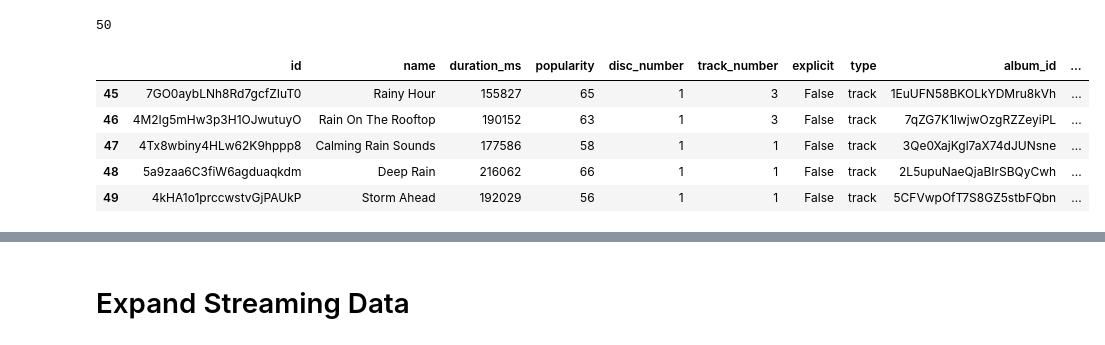
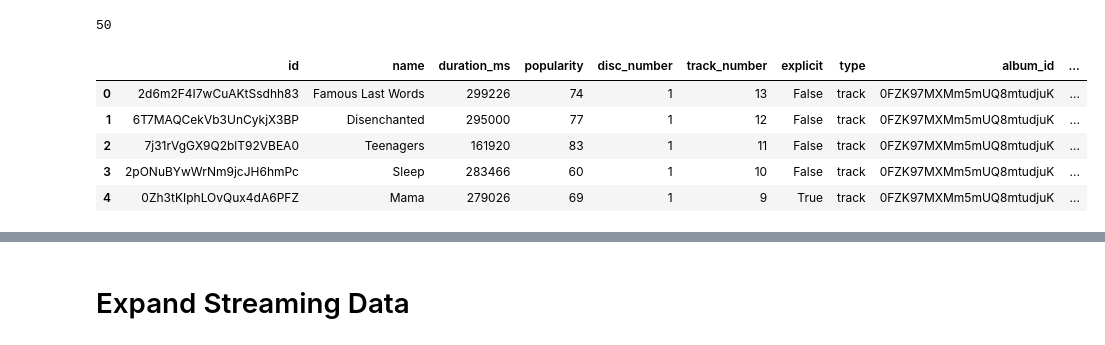
Before and after one commit to spryger-zz/explore_spotify, a Jupyter notebook: spotify_data_analysis.ipynb, the cells around one changed output, grey strips where cells are left out. Saved outputs shown, nothing was run; the diff lists cells and outputs as text; code cells hidden in the pictures.

```diff
--- a/spotify_data_analysis.ipynb
+++ b/spotify_data_analysis.ipynb
@@ -303,14 +318,14 @@ len(new_recently_played)
 # %% [output]
 50
 # %%
-new_recently_played.tail()
+new_recently_played.head()
 # %% [output]
 |  | id | name | duration_ms | popularity | disc_number | track_number | explicit | type | album_id | ... |
-| 45 | 7GO0aybLNh8Rd7gcfZIuT0 | Rainy Hour | 155827 | 65 | 1 | 3 | False | track | 1EuUFN58BKOLkYDMru8kVh | ... |
-| 46 | 4M2Ig5mHw3p3H1OJwutuyO | Rain On The Rooftop | 190152 | 63 | 1 | 3 | False | track | 7qZG7K1lwjwOzgRZZeyiPL | ... |
-| 47 | 4Tx8wbiny4HLw62K9hppp8 | Calming Rain Sounds | 177586 | 58 | 1 | 1 | False | track | 3Qe0XajKgl7aX74dJUNsne | ... |
-| 48 | 5a9zaa6C3fiW6agduaqkdm | Deep Rain | 216062 | 66 | 1 | 1 | False | track | 2L5upuNaeQjaBIrSBQyCwh | ... |
-| 49 | 4kHA1o1prccwstvGjPAUkP | Storm Ahead | 192029 | 56 | 1 | 1 | False | track | 5CFVwpOfT7S8GZ5stbFQbn | ... |
+| 0 | 2d6m2F4I7wCuAKtSsdhh83 | Famous Last Words | 299226 | 74 | 1 | 13 | False | track | 0FZK97MXMm5mUQ8mtudjuK | ... |
+| 1 | 6T7MAQCekVb3UnCykjX3BP | Disenchanted | 295000 | 77 | 1 | 12 | False | track | 0FZK97MXMm5mUQ8mtudjuK | ... |
+| 2 | 7j31rVgGX9Q2blT92VBEA0 | Teenagers | 161920 | 83 | 1 | 11 | False | track | 0FZK97MXMm5mUQ8mtudjuK | ... |
+| 3 | 2pONuBYwWrNm9jcJH6hmPc | Sleep | 283466 | 60 | 1 | 10 | False | track | 0FZK97MXMm5mUQ8mtudjuK | ... |
+| 4 | 0Zh3tKIphLOvQux4dA6PFZ | Mama | 279026 | 69 | 1 | 9 | True | track | 0FZK97MXMm5mUQ8mtudjuK | ... |
 # %%
 save_new_recently_played(new_recently_played)
 # %% [output]
```
Also changed, not shown: parts of 20 cells of this notebook.
